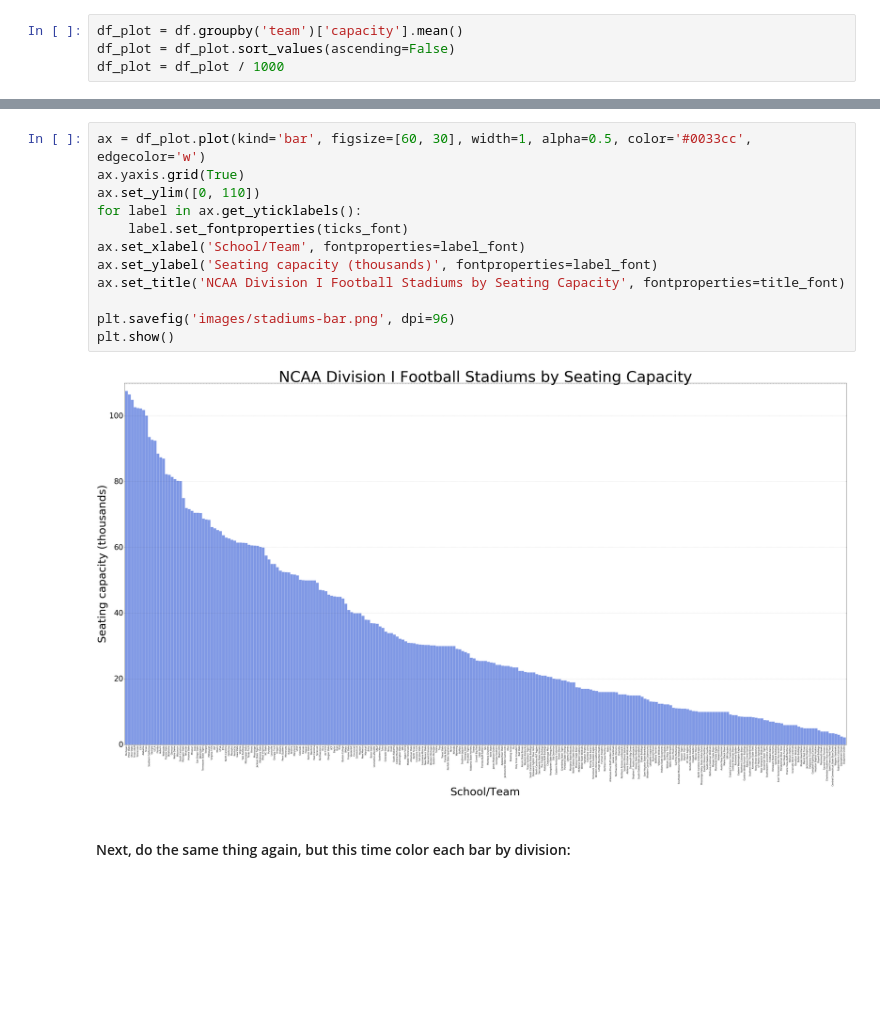
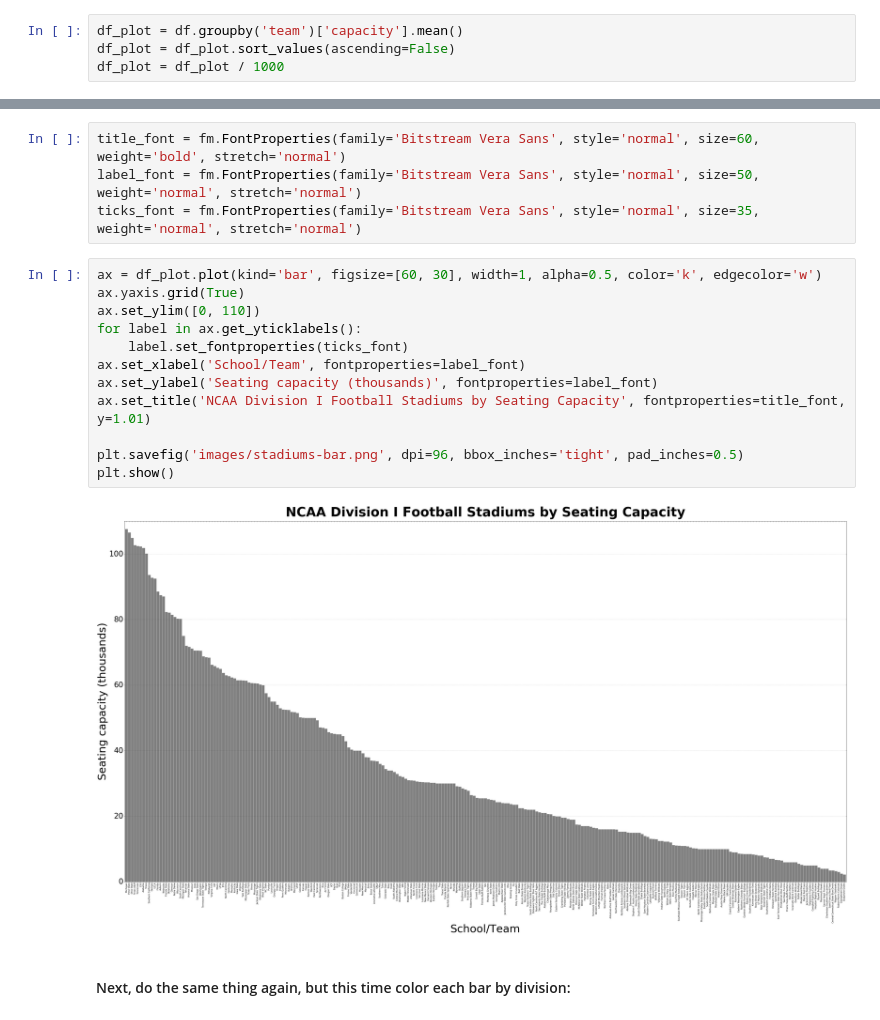
Before and after one commit to gboeing/data-visualization, a Jupyter notebook: ncaa-football-stadiums/visualize-football-stadiums.ipynb, the cells around one changed output, grey strips where cells are left out. Cells and saved outputs as stored; diff of their text form; blank space fills up the shorter version.

```diff
--- a/ncaa-football-stadiums/visualize-football-stadiums.ipynb
+++ b/ncaa-football-stadiums/visualize-football-stadiums.ipynb
@@ -60,17 +69,21 @@ df_plot = df_plot / 1000
+# %%
+title_font = fm.FontProperties(family='Bitstream Vera Sans', style='normal', size=60, weight='bold', stretch='normal')
+label_font = fm.FontProperties(family='Bitstream Vera Sans', style='normal', size=50, weight='normal', stretch='normal')
+ticks_font = fm.FontProperties(family='Bitstream Vera Sans', style='normal', size=35, weight='normal', stretch='normal')
 # %%
-ax = df_plot.plot(kind='bar', figsize=[60, 30], width=1, alpha=0.5, color='#0033cc', edgecolor='w')
+ax = df_plot.plot(kind='bar', figsize=[60, 30], width=1, alpha=0.5, color='k', edgecolor='w')
 ax.yaxis.grid(True)
 ax.set_ylim([0, 110])
 for label in ax.get_yticklabels():
     label.set_fontproperties(ticks_font)
 ax.set_xlabel('School/Team', fontproperties=label_font)
 ax.set_ylabel('Seating capacity (thousands)', fontproperties=label_font)
-ax.set_title('NCAA Division I Football Stadiums by Seating Capacity', fontproperties=title_font)
+ax.set_title('NCAA Division I Football Stadiums by Seating Capacity', fontproperties=title_font, y=1.01)
 
-plt.savefig('images/stadiums-bar.png', dpi=96)
+plt.savefig('images/stadiums-bar.png', dpi=96, bbox_inches='tight', pad_inches=0.5)
 plt.show()
 # %% [output]
-[figure, old version]
+[figure, new version]
 # %% [markdown]
 #### Next, do the same thing again, but this time color each bar by division:
 # %%
```
Also changed, not shown: parts of 12 cells of this notebook, 7 other files.
